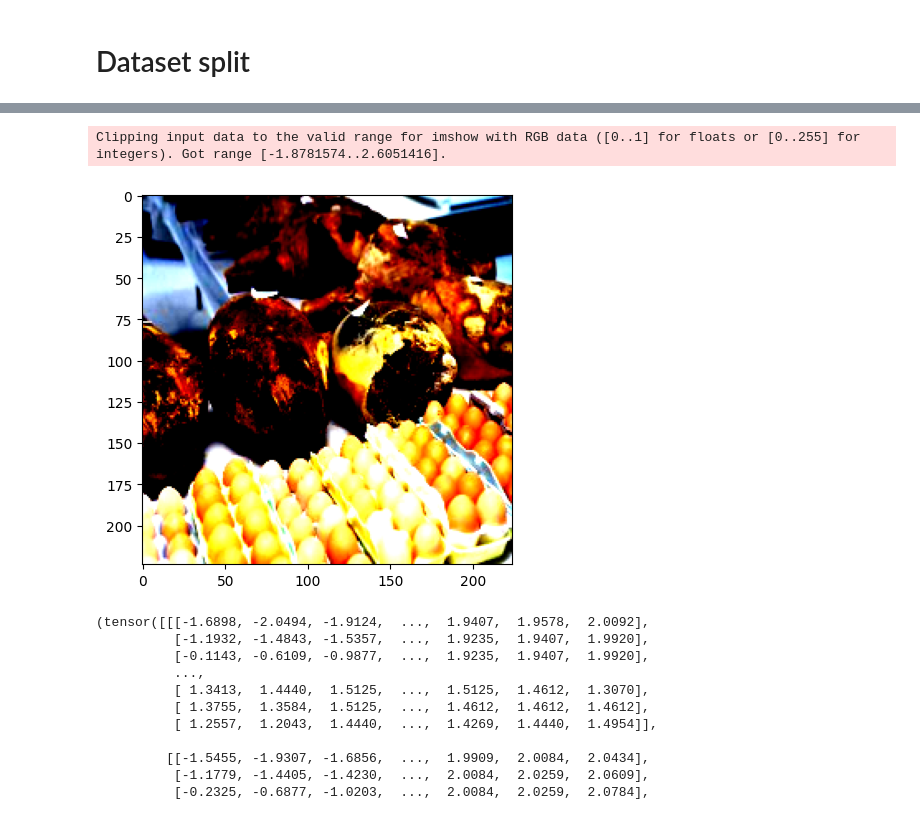
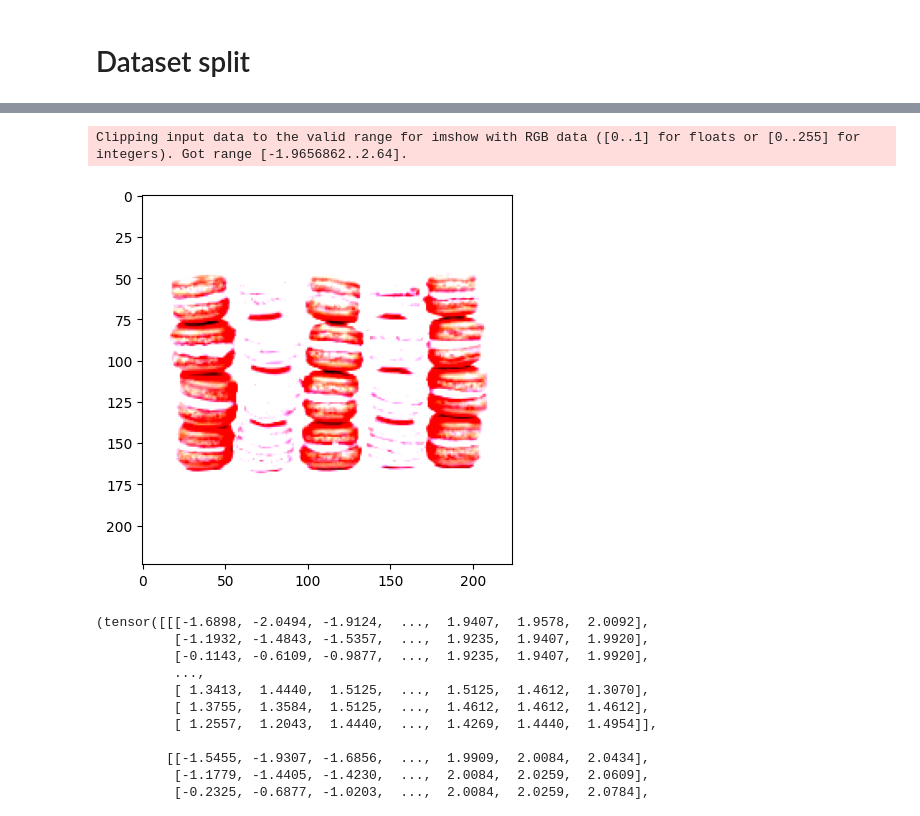
Before and after one commit to Alexd1303/FoodClassification, a Jupyter notebook: main.ipynb, the cells around one changed output, grey strips where cells are left out. Drawn from its saved outputs; the diff is of its cells as text; code cells hidden in the pictures.

Commit message:
cnn modified and 200 images per class

```diff
--- a/main.ipynb
+++ b/main.ipynb
@@ -47,5 +52,13 @@ train_image_label = pd.read_csv('annot/train_info.csv', names=['image_name', 'la
 
 # Split the dataset into training and validation sets
 train_df, val_df = train_test_split(train_image_label, train_size = 0.8, test_size=0.2, random_state=42)
+reduced_train_df = []
+for i in range(251):
+    if train_df[train_df['label'] == i].shape[0] > 200:
+        # If there are more than 200 samples, sample 200
+        reduced_train_df.append(train_df[train_df['label'] == i].sample(200, random_state=42))
+    else:
+        # If there are less than 200 samples, take all available samples
+        reduced_train_df.append(train_df[train_df['label'] == i])
 
-train_image_label['label'].value_counts()
+reduced_train_df = pd.concat(reduced_train_df, ignore_index=True)
@@ -66,14 +65,14 @@ Name: count, Length: 251, dtype: int64
 # %%
-train_dataset = FoodDataset(train_df, 'train/train_set')
+train_dataset = FoodDataset(reduced_train_df, 'train/train_set')
 image_train, label_train = train_dataset.__getitem__(0)
 
 plt.imshow(image_train.permute(1, 2, 0).numpy())
 
 val_dataset = FoodDataset(val_df, 'train/train_set')
 image_val, label_val = val_dataset.__getitem__(0)
 # %% [output]
-Clipping input data to the valid range for imshow with RGB data ([0..1] for floats or [0..255] for integers). Got range [-1.8781574..2.6051416].
+Clipping input data to the valid range for imshow with RGB data ([0..1] for floats or [0..255] for integers). Got range [-1.9656862..2.64].
-[figure, old version]
+[figure, new version]
 # %%
 test_df = pd.read_csv('annot/val_info.csv')
 
```
Also changed, not shown: parts of 7 cells of this notebook, 3 other files.
